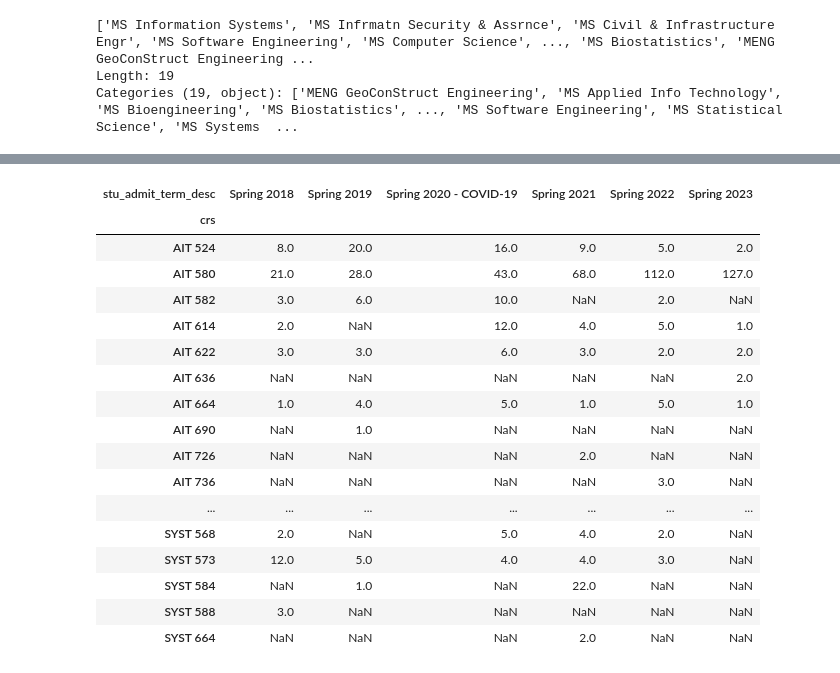
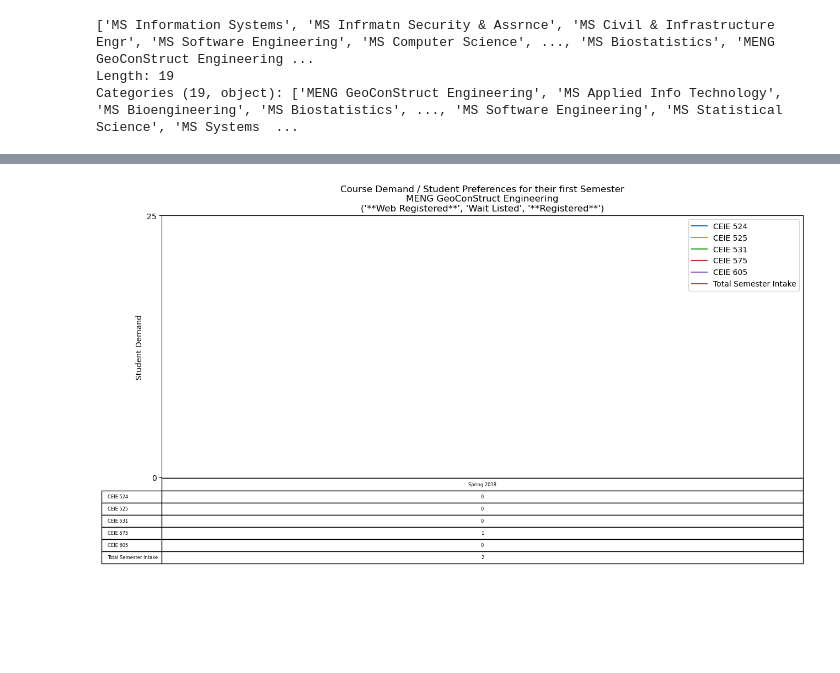
Before and after one commit to GoswamiSagarD/Team-Prophecy, a Jupyter notebook: Code/00_Base/Analytcs.ipynb, the cells around one changed output, grey strips where cells are left out. Saved outputs shown, nothing was run; the diff lists cells and outputs as text; code cells hidden in the pictures; blank space fills up the shorter version.

Commit message:
Worked on Bernie Analytics: II
Co-Authored-By: Telina10 <123911417+Telina10@users.noreply.github.com>

```diff
--- a/Code/00_Base/Analytcs.ipynb
+++ b/Code/00_Base/Analytcs.ipynb
@@ -437,49 +574,11 @@ db_finalEnrollment.runQuery(f""" --sql
 # %%
 chart(
-    prog = 'MS Data Analytics Engineering',
-    crs_list = ['AIT 580', 'CS 504', 'STAT 515', 'OR 531'],
-    include_tot_intake = False,
-    status_list = ["**Web Registered**", "**Registered**"],
-    term_name = None
+    prog = 'MENG GeoConStruct Engineering',
+    crs_list = ['CEIE 524', 'CEIE 525', 'CEIE 531', 'CEIE 575', 'CEIE 605'],
+    include_tot_intake = True,
+    status_list = ["**Web Registered**", "Wait Listed", "**Registered**"],
+    term_name = None,
+    note = 'Test'
 )
+# %% [output]
+[figure, added]
-# %%
-db_finalEnrollment.runQuery(""" --sql
-    SELECT
-        stu_admit_term_desc, crs, COUNT(DISTINCT stu_id) AS dem_sem_1
-    FROM EnrollmentFinalStatus
-    WHERE
-                stu_visa = 'F1 Visa'
-        AND     stu_prog_desc = 'MS Data Analytics Engineering'
-        AND     stu_admit_term_year > 2017
-        AND     reg_status IN ("**Web Registered**", "Wait Listed", "**Registered**")
-        AND     reg_term_desc = stu_admit_term_desc
-        --AND     crs IN ('AIT 580', 'CS 504', 'STAT 515', 'OR 531', 'OR 541', 'STAT 554', 'CS 584')
-        AND     reg_term_name = 'Spring'
-    GROUP BY
-        stu_admit_term_desc, crs
-    ORDER BY
-        stu_admit_term_code, dem_sem_1 DESC
-""").pivot(
-    index = 'crs',
-    columns = 'stu_admit_term_desc',
-    values = 'dem_sem_1'
-).head(60)
-# %% [output]
-| stu_admit_term_desc | Spring 2018 | Spring 2019 | Spring 2020 - COVID-19 | Spring 2021 | Spring 2022 | Spring 2023 |
-| crs |  |  |  |  |  |  |
-| AIT 524 | 8.0 | 20.0 | 16.0 | 9.0 | 5.0 | 2.0 |
-| AIT 580 | 21.0 | 28.0 | 43.0 | 68.0 | 112.0 | 127.0 |
-| AIT 582 | 3.0 | 6.0 | 10.0 | NaN | 2.0 | NaN |
-| AIT 614 | 2.0 | NaN | 12.0 | 4.0 | 5.0 | 1.0 |
-| AIT 622 | 3.0 | 3.0 | 6.0 | 3.0 | 2.0 | 2.0 |
-| AIT 636 | NaN | NaN | NaN | NaN | NaN | 2.0 |
-| AIT 664 | 1.0 | 4.0 | 5.0 | 1.0 | 5.0 | 1.0 |
-| AIT 690 | NaN | 1.0 | NaN | NaN | NaN | NaN |
-| AIT 726 | NaN | NaN | NaN | 2.0 | NaN | NaN |
-| AIT 736 | NaN | NaN | NaN | NaN | 3.0 | NaN |
-| ... | ... | ... | ... | ... | ... | ... |
-| SYST 568 | 2.0 | NaN | 5.0 | 4.0 | 2.0 | NaN |
-| SYST 573 | 12.0 | 5.0 | 4.0 | 4.0 | 3.0 | NaN |
-| SYST 584 | NaN | 1.0 | NaN | 22.0 | NaN | NaN |
-| SYST 588 | 3.0 | NaN | NaN | NaN | NaN | NaN |
-| SYST 664 | NaN | NaN | NaN | 2.0 | NaN | NaN |
```
Also changed, not shown: parts of 12 cells of this notebook, 20 other files.
